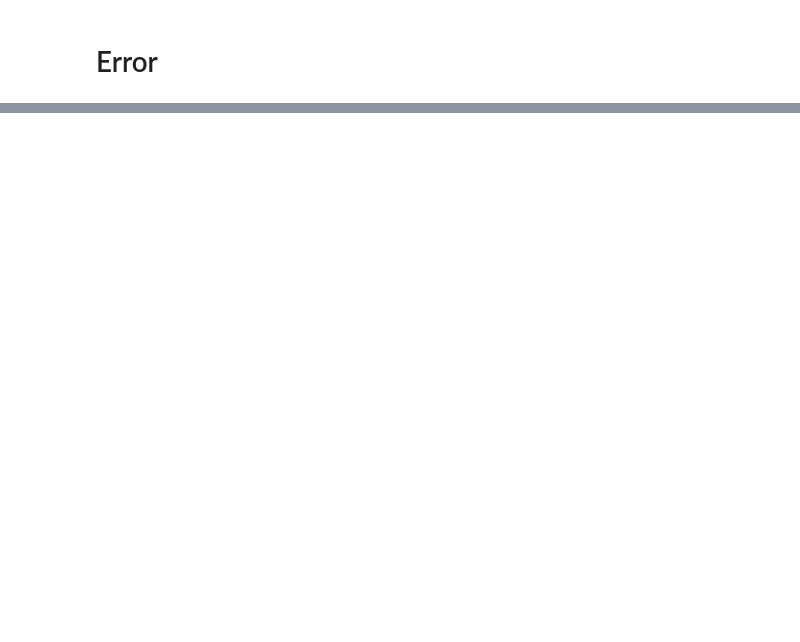
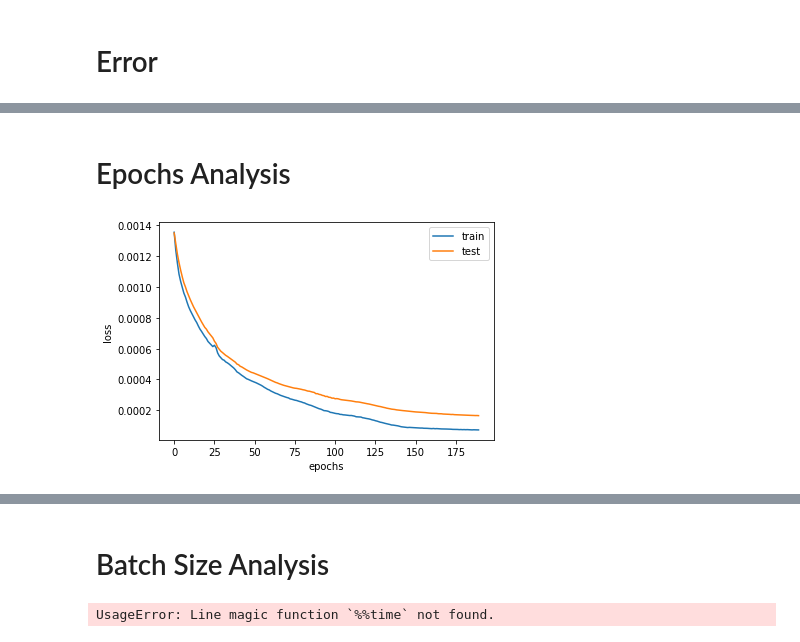
Before and after one commit to AmandinChyba/Project1-Fields-2022, a Jupyter notebook: Deep_Learning/wobNN.ipynb, the cells around one changed output, grey strips where cells are left out. Drawn from its saved outputs; the diff is of its cells as text; code cells hidden in the pictures; blank space fills up the shorter version.

```diff
--- a/Deep_Learning/wobNN.ipynb
+++ b/Deep_Learning/wobNN.ipynb
@@ -232,0 +232,31 @@ mean 0.05196855
+# %% [markdown]
+# Epochs Analysis
+# %%
+%%time
+epochs = 300
+batch_size = 150
+x_train_fast, y_train_fast = fast_data(x_train, y_train, epochs, batch_size)
+
+epoch_start = 10
+epoch_end = 200
+
+params = network.init(key, x_train[0])
+opt_state = optimizer.init(params)
+
+params, opt_state, loss_array = train_fast(params, opt_state, x_train_fast, y_train_fast)
+batches_per_epoch = int(len(loss_array[0]) / epochs)
+
+epoch_axis = jnp.arange(epoch_end-epoch_start)
+train_loss = loss_array[0][::batches_per_epoch][epoch_start:epoch_end]
+test_loss = loss_array[1][::batches_per_epoch][epoch_start:epoch_end]
+
+plt.plot(epoch_axis, train_loss, label='train')
+plt.plot(epoch_axis, test_loss, label='test')
+plt.xlabel('epochs')
+plt.ylabel('loss')
+#plt.yscale('log')
+plt.legend()
+plt.show()
+#print(getsizeof(params))
+# %% [output]
+[figure, added]
@@ -232,0 +265,40 @@ mean 0.05196855
+# %% [markdown]
+# Batch Size Analysis
+# %%
+%%time
+#from sys import getsizeof
+epochs = 200
+batch_size = jnp.arange(0, 1100, 100)
+batch_size = batch_size.at[0].set(1)
+#x_train_fast, y_train_fast = fast_data(x_train, y_train, epochs, batch_size)
+#print(getsizeof(x_train))
+#print(getsizeof(x_train_fast))
+
+params = network.init(key, x_train[0])
+opt_state = optimizer.init(params)
+
+%%time
+epoch_start = 10
+epoch_end = 200
+for size in batch_size:
+  x_train_fast, y_train_fast = fast_data(x_train, y_train, epochs, size)
+  params = network.init(key, x_train[0])
+  opt_state = optimizer.init(params)
+  params, opt_state, loss_array = train_fast(params, opt_state, x_train_fast, y_train_fast)
+  batches_per_epoch = int(len(loss_array[0]) / epochs)
+
+  epoch_axis = jnp.arange(epoch_end-epoch_start)
+  train_loss = loss_array[0][::batches_per_epoch][epoch_start:epoch_end]
+  test_loss = loss_array[1][::batches_per_epoch][epoch_start:epoch_end]
+
+
+  plt.plot(epoch_axis, train_loss, label='train')
+  plt.plot(epoch_axis, test_loss, label='test')
+  plt.xlabel('epochs')
+  plt.ylabel('loss')
+  plt.legend()
+  #plt.savefig('drive/MyDrive/Colab Notebooks/FUSRP2022/images/loss_over_epochs_batchsize' + str(size))
+  plt.clf()
+#print(getsizeof(params))
+# %% [output]
+UsageError: Line magic function `%%time` not found.
```
Also changed, not shown: parts of 10 cells of this notebook.
